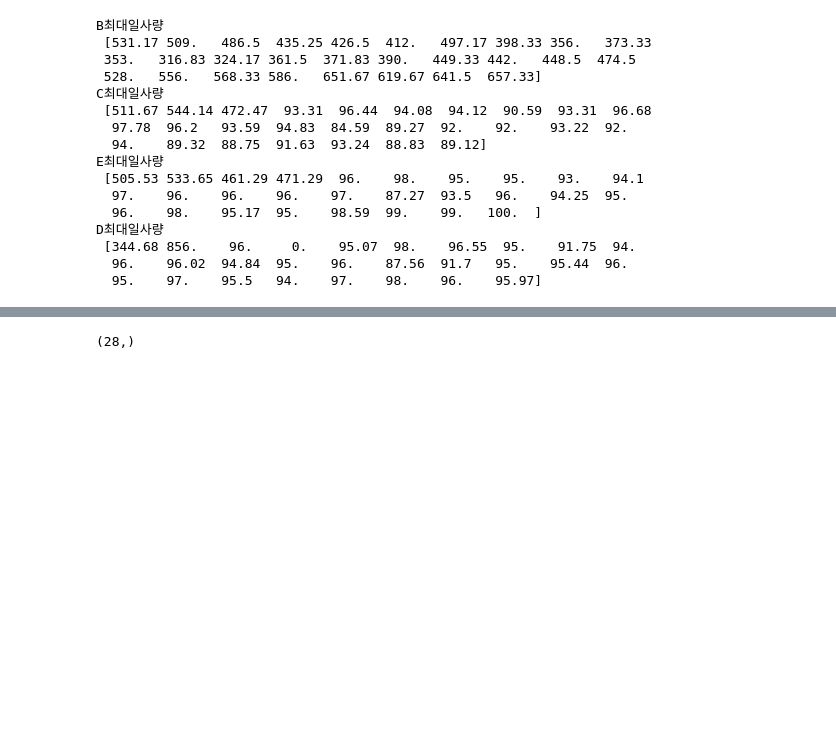
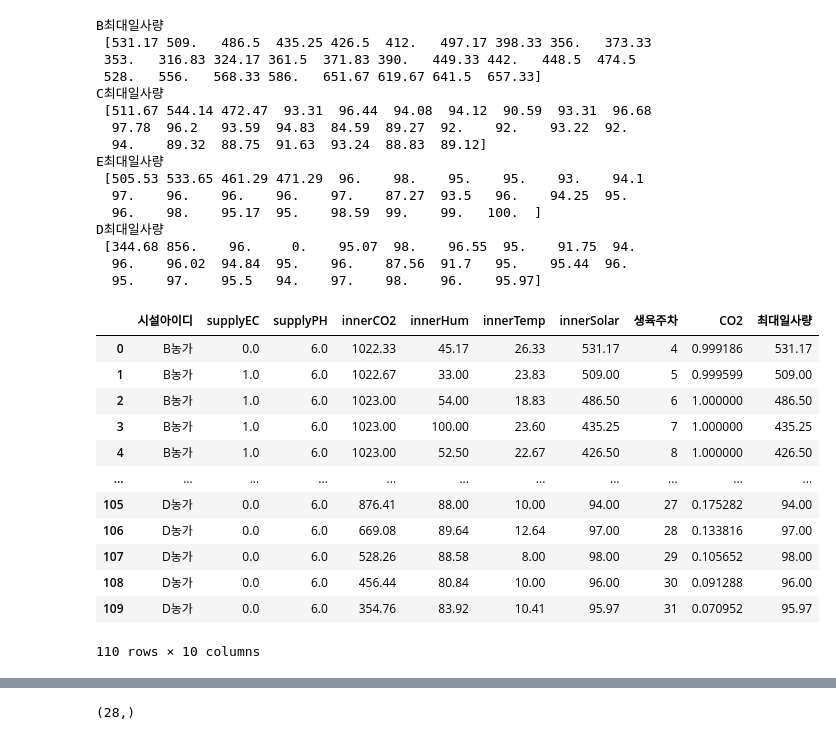
Before and after one commit to CodeArt-Team/MLcompetetion, a Jupyter notebook: BerryMachineLearning/input정제_Kang.ipynb, the cells around one changed output, grey strips where cells are left out. Drawn from its saved outputs; the diff is of its cells as text; code cells hidden in the pictures; blank space fills up the shorter version.

```diff
--- a/BerryMachineLearning/input정제_Kang.ipynb
+++ b/BerryMachineLearning/input정제_Kang.ipynb
@@ -753,0 +761,18 @@ D최대일사량
+# %%
+combineinput = pd.concat([data2,data3,data4,data5], ignore_index=True)
+# %%
+combineinput
+# %% [output]
+|  | 시설아이디 | supplyEC | supplyPH | innerCO2 | innerHum | innerTemp | innerSolar | 생육주차 | CO2 | 최대일사량 |
+| 0 | B농가 | 0.0 | 6.0 | 1022.33 | 45.17 | 26.33 | 531.17 | 4 | 0.999186 | 531.17 |
+| 1 | B농가 | 1.0 | 6.0 | 1022.67 | 33.00 | 23.83 | 509.00 | 5 | 0.999599 | 509.00 |
+| 2 | B농가 | 1.0 | 6.0 | 1023.00 | 54.00 | 18.83 | 486.50 | 6 | 1.000000 | 486.50 |
+| 3 | B농가 | 1.0 | 6.0 | 1023.00 | 100.00 | 23.60 | 435.25 | 7 | 1.000000 | 435.25 |
+| 4 | B농가 | 1.0 | 6.0 | 1023.00 | 52.50 | 22.67 | 426.50 | 8 | 1.000000 | 426.50 |
+| ... | ... | ... | ... | ... | ... | ... | ... | ... | ... | ... |
+| 105 | D농가 | 0.0 | 6.0 | 876.41 | 88.00 | 10.00 | 94.00 | 27 | 0.175282 | 94.00 |
+| 106 | D농가 | 0.0 | 6.0 | 669.08 | 89.64 | 12.64 | 97.00 | 28 | 0.133816 | 97.00 |
+| 107 | D농가 | 0.0 | 6.0 | 528.26 | 88.58 | 8.00 | 98.00 | 29 | 0.105652 | 98.00 |
+| 108 | D농가 | 0.0 | 6.0 | 456.44 | 80.84 | 10.00 | 96.00 | 30 | 0.091288 | 96.00 |
+| 109 | D농가 | 0.0 | 6.0 | 354.76 | 83.92 | 10.41 | 95.97 | 31 | 0.070952 | 95.97 |
+110 rows × 10 columns
```
Also changed, not shown: parts of 14 cells of this notebook.
